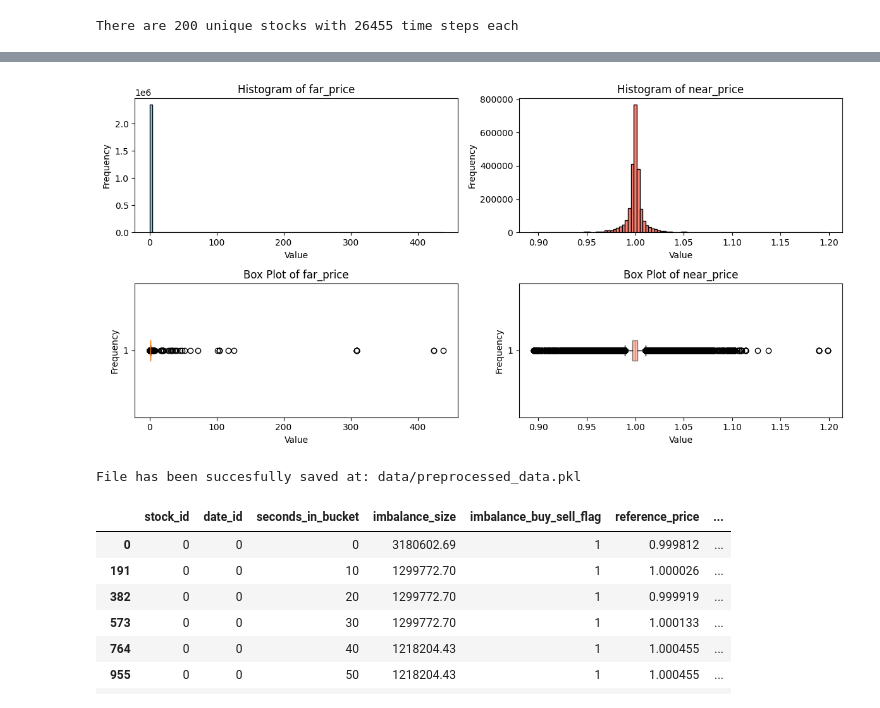
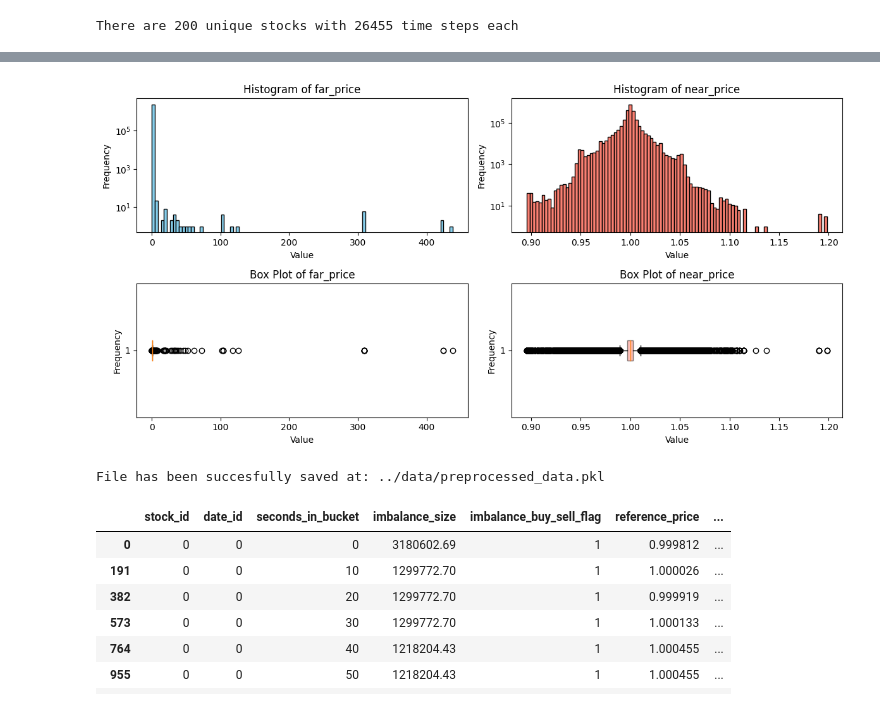
Before and after one commit to AthomsG/OPTIVER_Trading_at_the_Close, a Jupyter notebook: Jupyter Notebooks/EDA.ipynb, the cells around one changed output, grey strips where cells are left out. Drawn from its saved outputs; the diff is of its cells as text; code cells hidden in the pictures.

```diff
--- a/Jupyter Notebooks/EDA.ipynb
+++ b/Jupyter Notebooks/EDA.ipynb
@@ -42,6 +39,6 @@ Index(['stock_id', 'date_id', 'seconds_in_bucket', 'imbalance_size',
 # %%
 # I don't think the row_id is an informative variable
-df.drop(columns=['row_id'], inplace=True)
+# df.drop(columns=['row_id'], inplace=True)
 # %%
 n_series     = len(np.unique(df.stock_id)) # how many distinct time series we have
 n_time_steps = len(np.unique(df.time_id))  # how many time steps there are per time series
@@ -56,6 +53,6 @@ df.shape
 # %%
 # compute percentage of missing values
 for feature in df.columns:
-    pcg_mv = round(100*df[feature].isna().sum()/df.shape[0], 2)
-    if pcg_mv: print(feature + f' has {pcg_mv}% of missing values')
+    pcg_mv = df[feature].isna().sum()
+    if pcg_mv: print(feature + f' has {pcg_mv} missing values')
 # %% [output]
@@ -63,0 +70,10 @@ near_price has 54.55% of missing values
+# %%
+# plot boxplot of features with 220 missing values
+for feature in df.columns:
+    if df[feature].isna().sum() == 220:
+        # plot histogram and boxplot side by side
+        fig, (ax1, ax2) = plt.subplots(1, 2, figsize=(12, 4))
+        ax1.hist(df[feature], bins=100)
+        ax1.set_title(feature)
+        ax2.boxplot(df[feature].dropna())
+        plt.show()
@@ -64,3 +87,8 @@ near_price has 54.55% of missing values
+# %%
+# interpolate values with 220 missing values
+for feature in df.columns:
+    if df[feature].isna().sum() == 220:
+        df[feature].interpolate(inplace=True)
 # %%
 # Filter out rows with missing values in 'far_price' and 'near_price'
 df_filtered = df.dropna(subset=['far_price', 'near_price'])
@@ -74,38 +102,38 @@ plt.hist(df_filtered['far_price'], bins=100, color='skyblue', edgecolor='black')
 plt.title('Histogram of far_price')
 plt.xlabel('Value')
 plt.ylabel('Frequency')
-#plt.yscale('log')  # Apply log scale to the y-axis
+plt.yscale('log')  # Apply log scale to the y-axis
 
 plt.subplot(2, 2, 2)
 plt.hist(df_filtered['near_price'], bins=100, color='salmon', edgecolor='black')
 plt.title('Histogram of near_price')
 plt.xlabel('Value')
 plt.ylabel('Frequency')
-#plt.yscale('log')  # Apply log scale to the y-axis
+plt.yscale('log')  # Apply log scale to the y-axis
 
 # Create the box plots on the bottom row
 plt.subplot(2, 2, 3)
 boxprops = dict(facecolor='skyblue', alpha=0.5)  # Customize box color and alpha
 plt.boxplot(df_filtered['far_price'].dropna(),
             vert=False,
             patch_artist=True,
             boxprops=boxprops)
 plt.title('Box Plot of far_price')
 plt.xlabel('Value')
 plt.ylabel('Frequency')
 
 plt.subplot(2, 2, 4)
 boxprops = dict(facecolor='salmon', alpha=0.5)  # Customize box color and alpha
 plt.boxplot(df_filtered['near_price'].dropna(),
             vert=False,
             patch_artist=True,
             boxprops=boxprops)
 plt.title('Box Plot of near_price')
 plt.xlabel('Value')
 plt.ylabel('Frequency')
 
 plt.tight_layout()  # Adjust spacing between subplots
 plt.show()
 # %% [output]
-[figure, old version]
+[figure, new version]
 # %%
@@ -116,11 +144,16 @@ df['near_price'].fillna(df['near_price'].median(), inplace=True)
 # group by 'stock_id' and sort each group by 'time_id'
 grouped = df.groupby('stock_id')
 sorted_dfs = [group.sort_values(by='time_id') for _, group in grouped]
-
-# save preprocessed data
-save_sorted_df('data/preprocessed_data.pkl', sorted_dfs)
-# %% [output]
-File has been succesfully saved at: data/preprocessed_data.pkl
+# %%
+# linearly interpolate target missing values for
+# each group of stock_id
+for df in sorted_dfs:
+    df['target'].interpolate(inplace=True)
+
+# save preprocessed data
+save_sorted_df('../data/preprocessed_data.pkl', sorted_dfs)
+# %% [output]
+File has been succesfully saved at: ../data/preprocessed_data.pkl
 # %%
 time_series_0 = sorted_dfs[0]
 time_series_0.head(20)
```
Also changed, not shown: parts of 12 cells of this notebook.
